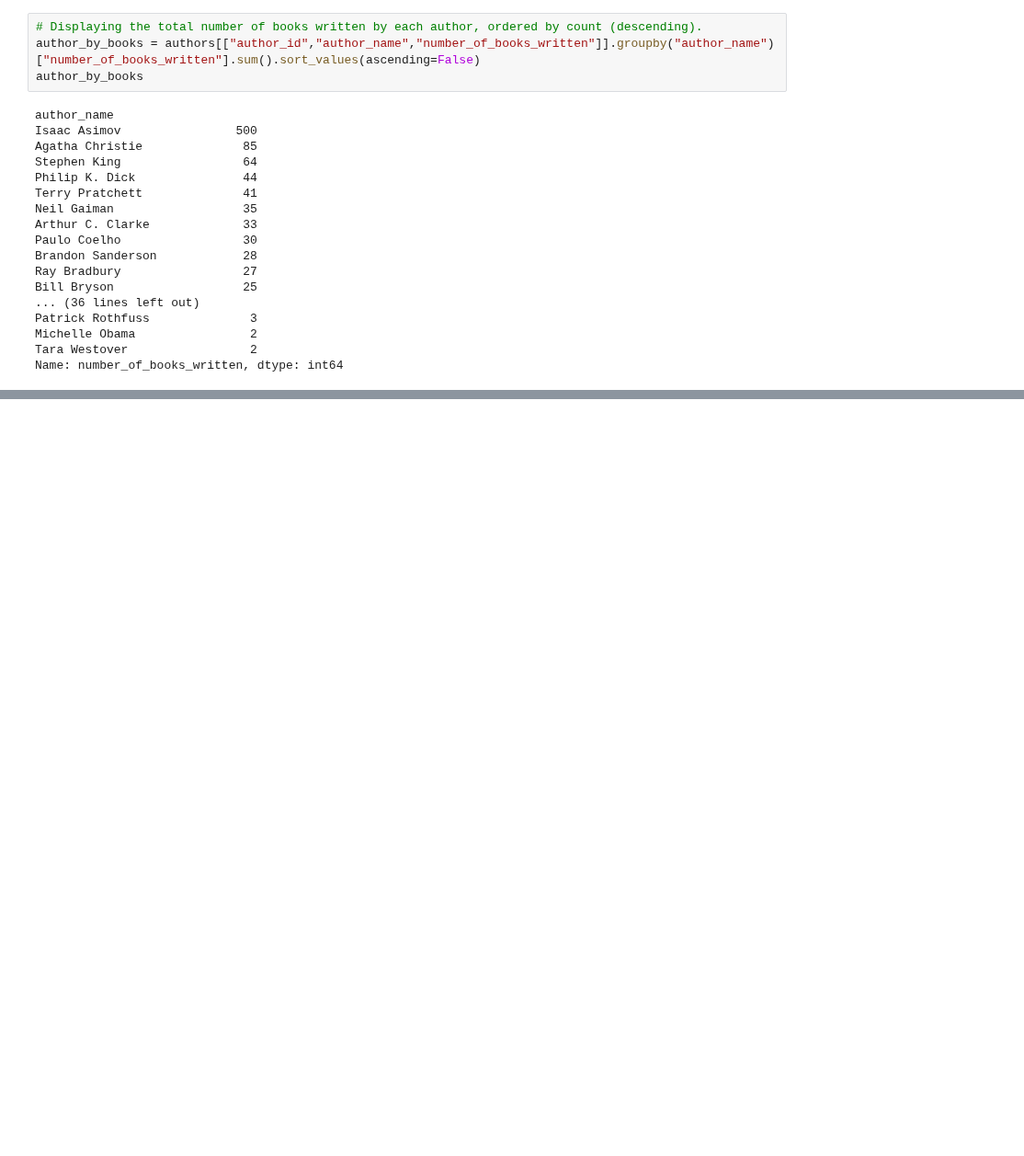
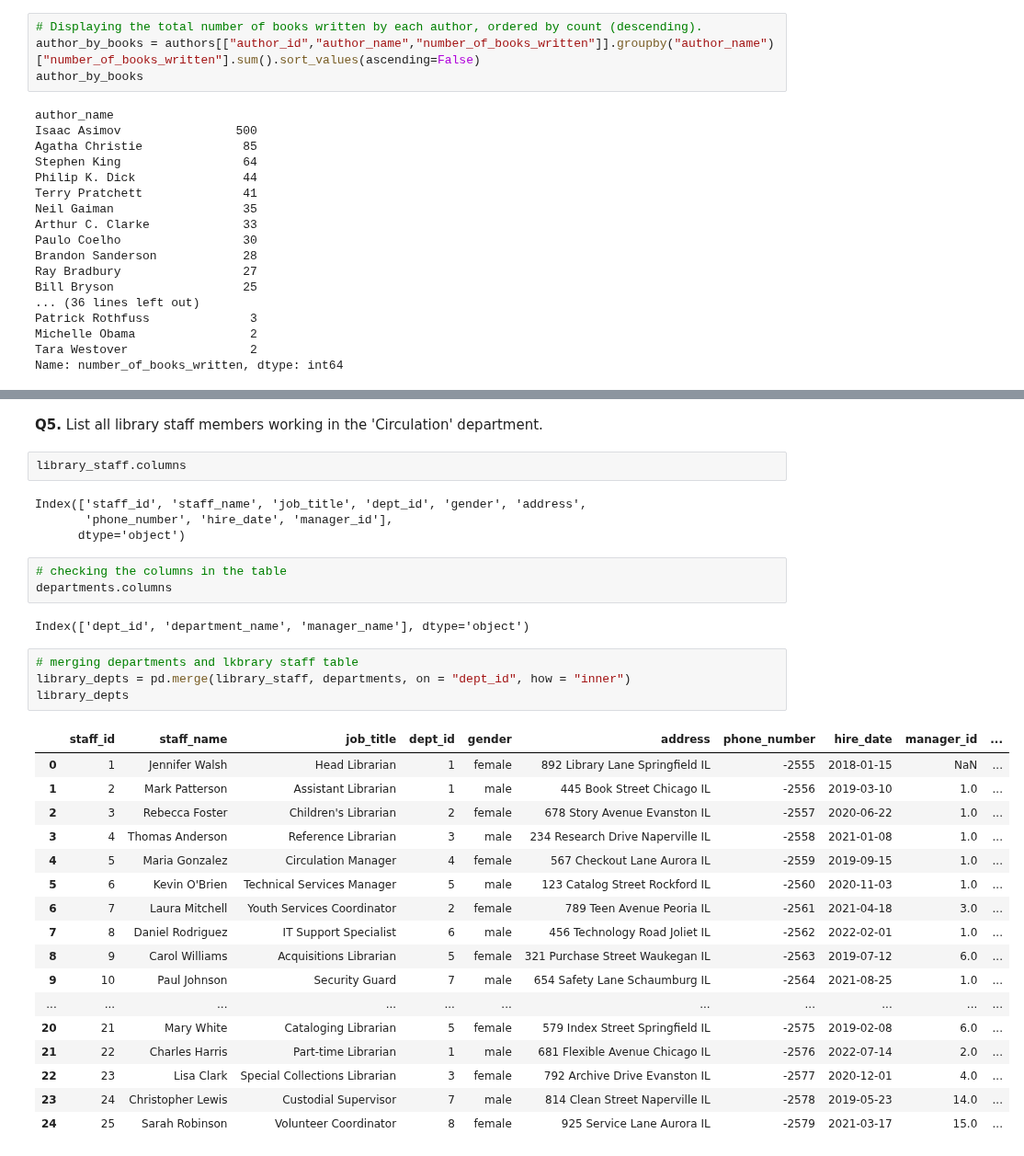
Before and after one commit to DuoDduo/AI-fellowship-module-2, a Jupyter notebook: Tasks/Task20/python_script/task20.ipynb, the cells around one changed output, grey strips where cells are left out. Shown at 92% size. Cells and saved outputs as stored; diff of their text form; blank space fills up the shorter version.

```diff
--- a/Tasks/Task20/python_script/task20.ipynb
+++ b/Tasks/Task20/python_script/task20.ipynb
@@ -275,0 +360,36 @@ no_of_books_sorted
+# %% [markdown]
+
+**Q5.** List all library staff members working in the 'Circulation' department.
+# %%
+library_staff.columns
+# %% [output]
+Index(['staff_id', 'staff_name', 'job_title', 'dept_id', 'gender', 'address',
+       'phone_number', 'hire_date', 'manager_id'],
+      dtype='object')
+# %%
+# checking the columns in the table
+departments.columns
+# %% [output]
+Index(['dept_id', 'department_name', 'manager_name'], dtype='object')
+# %%
+# merging departments and lkbrary staff table
+library_depts = pd.merge(library_staff, departments, on = "dept_id", how = "inner")
+library_depts
+# %% [output]
+|  | staff_id | staff_name | job_title | dept_id | gender | address | phone_number | hire_date | manager_id | ... |
+| 0 | 1 | Jennifer Walsh | Head Librarian | 1 | female | 892 Library Lane Springfield IL | -2555 | 2018-01-15 | NaN | ... |
+| 1 | 2 | Mark Patterson | Assistant Librarian | 1 | male | 445 Book Street Chicago IL | -2556 | 2019-03-10 | 1.0 | ... |
+| 2 | 3 | Rebecca Foster | Children's Librarian | 2 | female | 678 Story Avenue Evanston IL | -2557 | 2020-06-22 | 1.0 | ... |
+| 3 | 4 | Thomas Anderson | Reference Librarian | 3 | male | 234 Research Drive Naperville IL | -2558 | 2021-01-08 | 1.0 | ... |
+| 4 | 5 | Maria Gonzalez | Circulation Manager | 4 | female | 567 Checkout Lane Aurora IL | -2559 | 2019-09-15 | 1.0 | ... |
+| 5 | 6 | Kevin O'Brien | Technical Services Manager | 5 | male | 123 Catalog Street Rockford IL | -2560 | 2020-11-03 | 1.0 | ... |
+| 6 | 7 | Laura Mitchell | Youth Services Coordinator | 2 | female | 789 Teen Avenue Peoria IL | -2561 | 2021-04-18 | 3.0 | ... |
+| 7 | 8 | Daniel Rodriguez | IT Support Specialist | 6 | male | 456 Technology Road Joliet IL | -2562 | 2022-02-01 | 1.0 | ... |
+| 8 | 9 | Carol Williams | Acquisitions Librarian | 5 | female | 321 Purchase Street Waukegan IL | -2563 | 2019-07-12 | 6.0 | ... |
+| 9 | 10 | Paul Johnson | Security Guard | 7 | male | 654 Safety Lane Schaumburg IL | -2564 | 2021-08-25 | 1.0 | ... |
+| ... | ... | ... | ... | ... | ... | ... | ... | ... | ... | ... |
+| 20 | 21 | Mary White | Cataloging Librarian | 5 | female | 579 Index Street Springfield IL | -2575 | 2019-02-08 | 6.0 | ... |
+| 21 | 22 | Charles Harris | Part-time Librarian | 1 | male | 681 Flexible Avenue Chicago IL | -2576 | 2022-07-14 | 2.0 | ... |
+| 22 | 23 | Lisa Clark | Special Collections Librarian | 3 | female | 792 Archive Drive Evanston IL | -2577 | 2020-12-01 | 4.0 | ... |
+| 23 | 24 | Christopher Lewis | Custodial Supervisor | 7 | male | 814 Clean Street Naperville IL | -2578 | 2019-05-23 | 14.0 | ... |
+| 24 | 25 | Sarah Robinson | Volunteer Coordinator | 8 | female | 925 Service Lane Aurora IL | -2579 | 2021-03-17 | 15.0 | ... |
```
Also changed, not shown: parts of 11 cells of this notebook, 4 other files.
